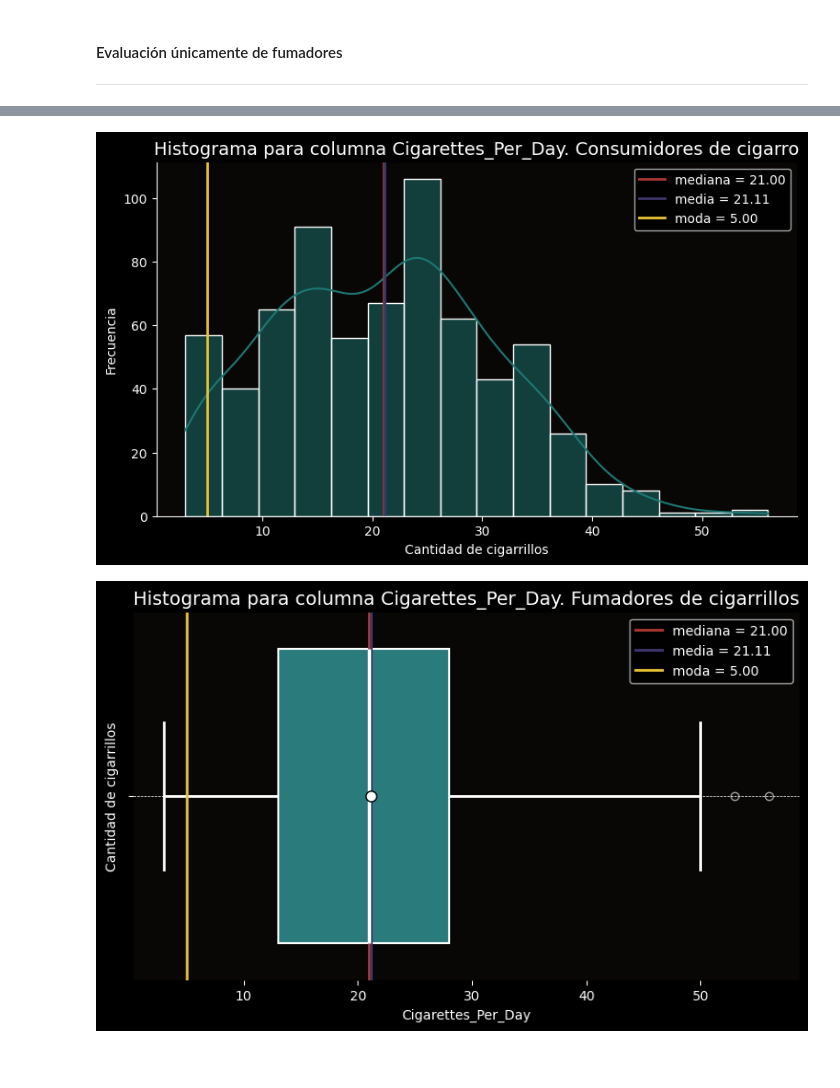
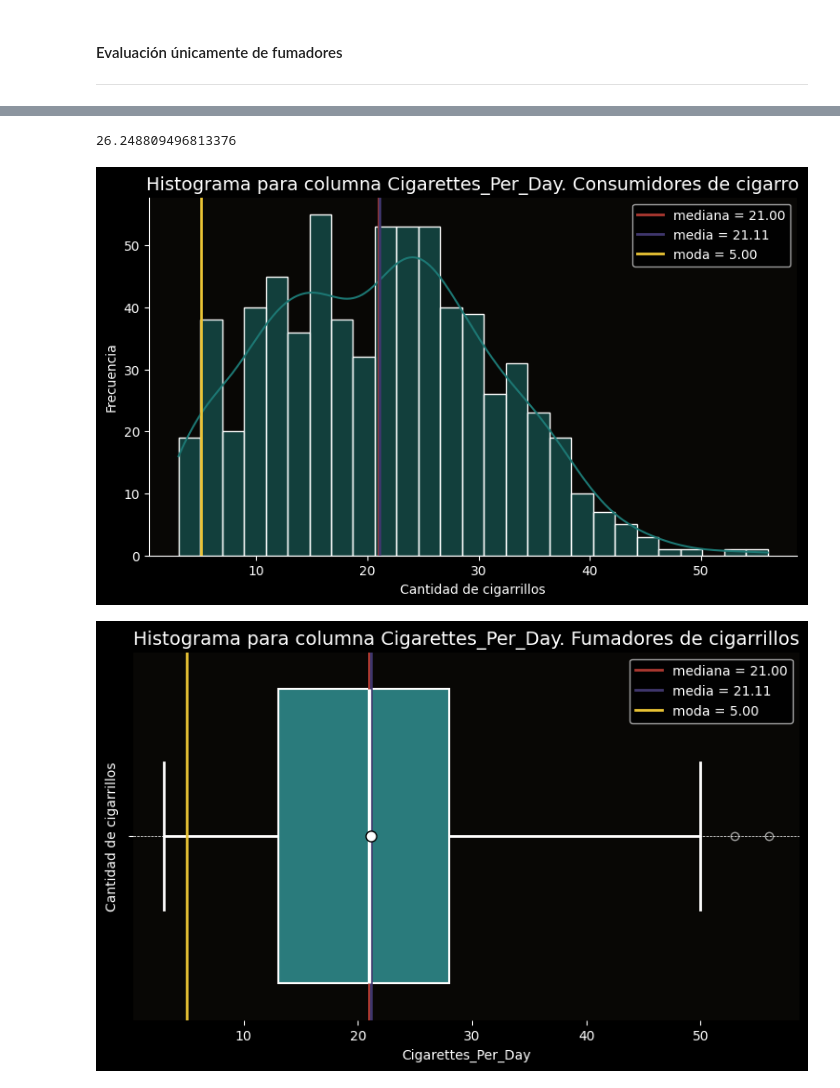
Before and after one commit to MiguelFigueroa02/MCPI_Student_Repo, a Jupyter notebook: courses/1-Semester/fundamentals of statistics/Projects/Notebooks/Estadística_Descriptiva_Visualización.ipynb, the cells around one changed output, grey strips where cells are left out. Drawn from its saved outputs; the diff is of its cells as text; code cells hidden in the pictures; blank space fills up the shorter version.

```diff
--- a/courses/1-Semester/fundamentals of statistics/Projects/Notebooks/Estadística_Descriptiva_Visualización.ipynb
+++ b/courses/1-Semester/fundamentals of statistics/Projects/Notebooks/Estadística_Descriptiva_Visualización.ipynb
@@ -429,10 +432,15 @@ df_smokers.head()
 | 3 | LC-0004 | 1970-01-01 00:00:00.000002018 | 2018-11-24 | Western Pacific | Singapore | 55 | 50-59 | Male | ... |
 | 12 | LC-0013 | 1970-01-01 00:00:00.000002022 | 2022-06-09 | Europe | France | 57 | 50-59 | Female | ... |
 | 18 | LC-0019 | 1970-01-01 00:00:00.000002017 | 2017-02-13 | Europe | Germany | 60 | 60-69 | Female | ... |
+# %%
+bins = len(df_smokers)**0.5
+bins
+# %% [output]
+26.248809496813376
 # %%
-histograma(df_smokers,'Cigarettes_Per_Day','Cantidad de cigarrillos', title_labels='Consumidores de cigarro', kde=True)
+histograma(df_smokers,'Cigarettes_Per_Day','Cantidad de cigarrillos', title_labels='Consumidores de cigarro', bins=27, kde=True)
 # %% [output]
-[figure, old version]
+[figure, new version]
 # %%
 boxplot(df_smokers,'Cigarettes_Per_Day','Cantidad de cigarrillos',title_labels='Fumadores de cigarrillos')
 # %% [output]
```
Also changed, not shown: parts of 9 cells of this notebook.
